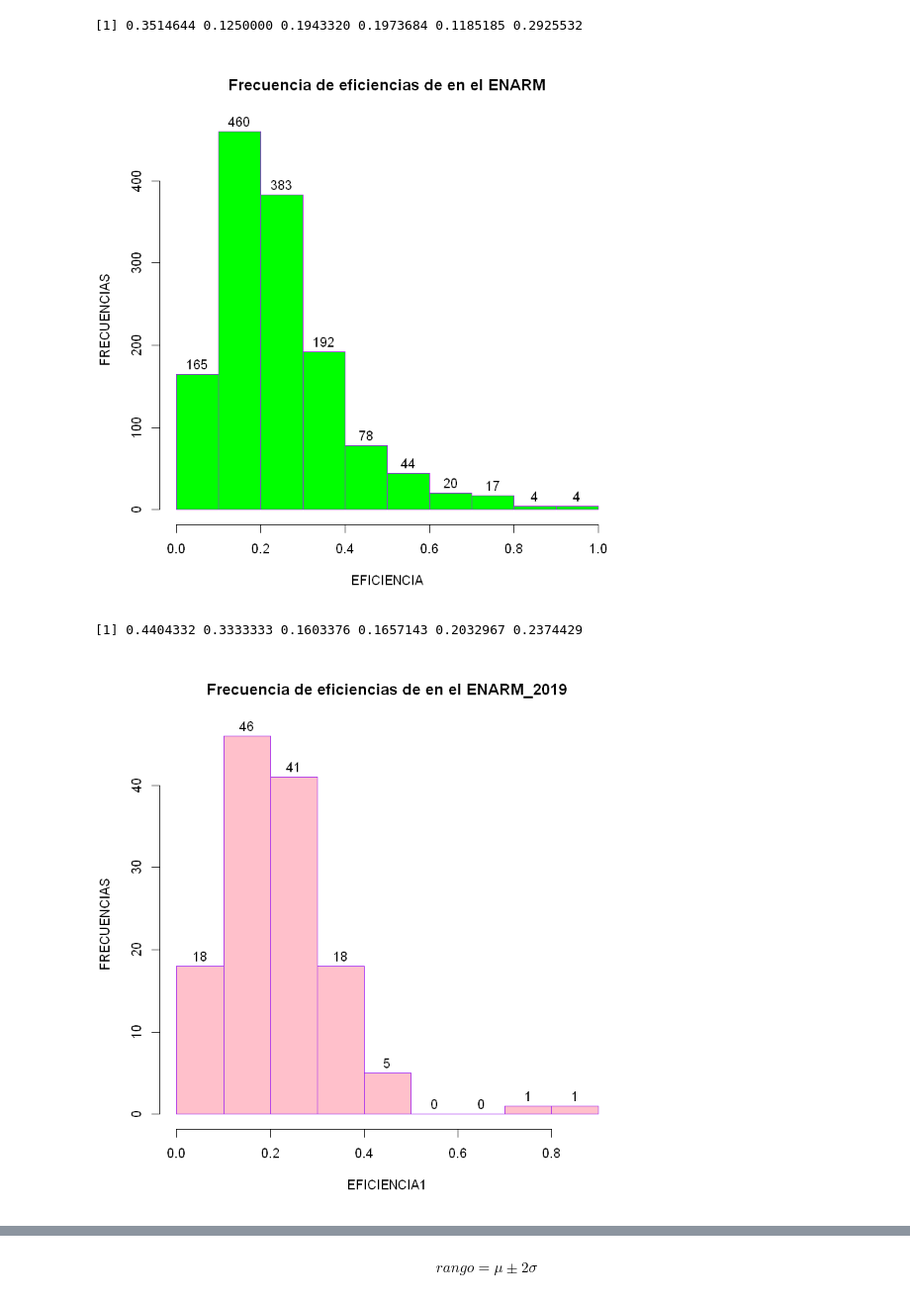
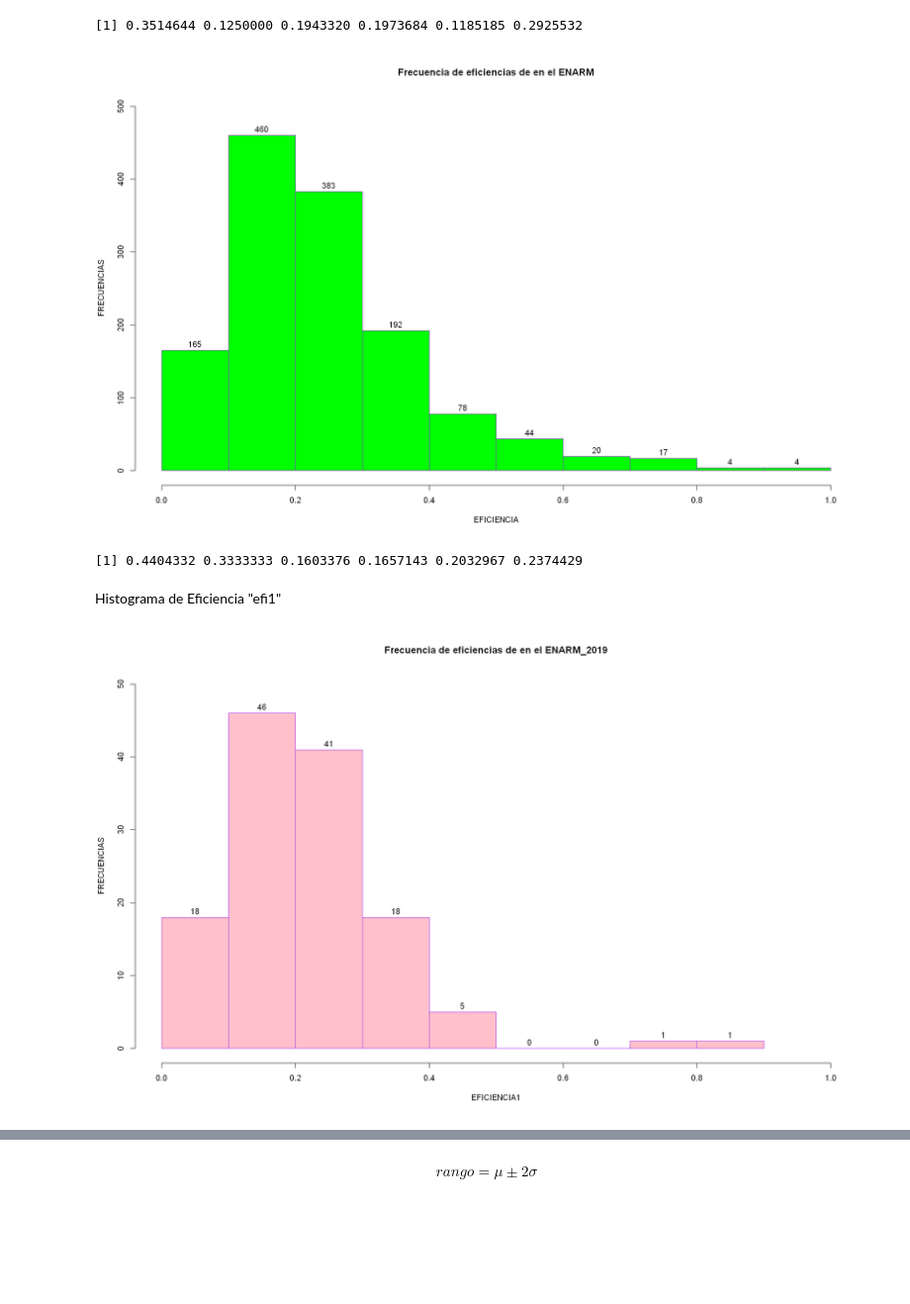
Before and after one commit to gabyggg/TRABAJOS, a Jupyter notebook: rango 1.ipynb, the cells around one changed output, grey strips where cells are left out. Shown: that part at 99% size. Saved outputs shown, nothing was run; the diff lists cells and outputs as text; code cells hidden in the pictures; blank space fills up the shorter version.

```diff
--- a/rango 1.ipynb
+++ b/rango 1.ipynb
@@ -31,19 +31,22 @@ head (efi)
 # %% [output]
 [1] 0.3514644 0.1250000 0.1943320 0.1973684 0.1185185 0.2925532
 # %%
+options(repr.plot.width=16,repr.plot.height=16/1.61803)
 hist (efi, main="Frecuencia de eficiencias de en el ENARM",
-      col="green", border="purple", labels=T, xlab="EFICIENCIA", ylab="FRECUENCIAS")
+      col="green", border="purple", labels=T, xlab="EFICIENCIA", ylab="FRECUENCIAS", ylim=c(0,500),)
 # %% [output]
-[figure, old version]
+[figure, new version]
 # %%
 efi1 <- datos$SELECCIONADOS / datos$SUSTENTANTES
 # %%
 head (efi1)
 # %% [output]
 [1] 0.4404332 0.3333333 0.1603376 0.1657143 0.2032967 0.2374429
+# %% [markdown]
+Histograma de Eficiencia "efi1"
 # %%
 hist (efi1, main="Frecuencia de eficiencias de en el ENARM_2019",
-      col="pink", border="purple", labels=T, xlab="EFICIENCIA1", ylab="FRECUENCIAS")
+      col="pink", border="purple", labels=T, xlab="EFICIENCIA1", ylab="FRECUENCIAS",ylim=c(0,50),xlim=c(0,1),)
 # %% [output]
-[figure, old version]
+[figure, new version]
 # %% [markdown]
```
Also changed, not shown: parts of 3 cells of this notebook.
